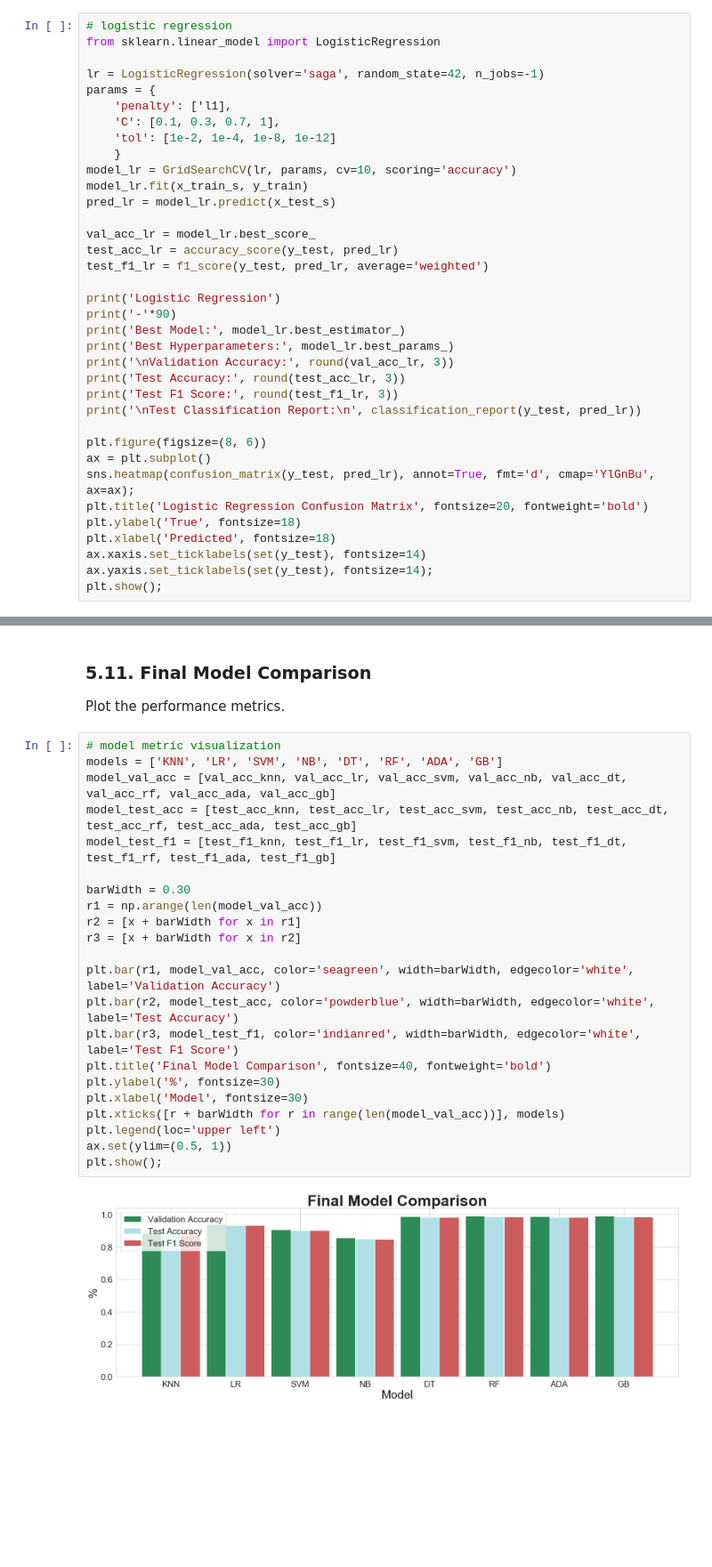
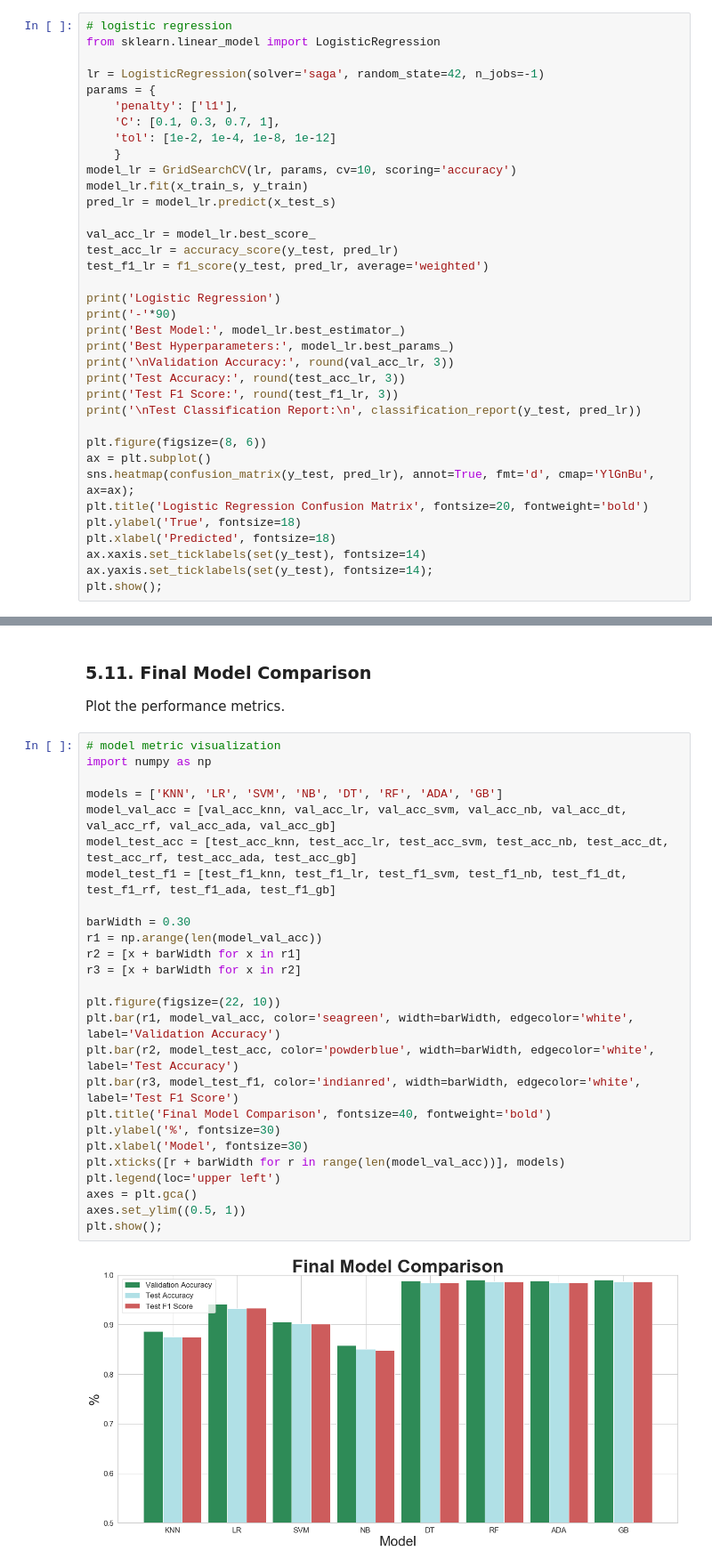
Before and after one commit to monstott/dsc-mod-5-project-online-ds-sp-000, a Jupyter notebook: student.ipynb, the cells around one changed output, grey strips where cells are left out. Shown at 89% size. Drawn from its saved outputs; the diff is of its cells as text; blank space fills up the shorter version.

```diff
--- a/student.ipynb
+++ b/student.ipynb
@@ -573,7 +566,7 @@ from sklearn.linear_model import LogisticRegression
 
 lr = LogisticRegression(solver='saga', random_state=42, n_jobs=-1)
 params = {
-    'penalty': ['l1],
+    'penalty': ['l1'],
     'C': [0.1, 0.3, 0.7, 1],
     'tol': [1e-2, 1e-4, 1e-8, 1e-12]
     }
@@ -1091,28 +1084,32 @@ weighted avg       0.99      0.99      0.99      1000
 Plot the performance metrics.
 # %%
 # model metric visualization
+import numpy as np
+
 models = ['KNN', 'LR', 'SVM', 'NB', 'DT', 'RF', 'ADA', 'GB']
 model_val_acc = [val_acc_knn, val_acc_lr, val_acc_svm, val_acc_nb, val_acc_dt, val_acc_rf, val_acc_ada, val_acc_gb]
 model_test_acc = [test_acc_knn, test_acc_lr, test_acc_svm, test_acc_nb, test_acc_dt, test_acc_rf, test_acc_ada, test_acc_gb]
 model_test_f1 = [test_f1_knn, test_f1_lr, test_f1_svm, test_f1_nb, test_f1_dt, test_f1_rf, test_f1_ada, test_f1_gb]
 
 barWidth = 0.30
 r1 = np.arange(len(model_val_acc))
 r2 = [x + barWidth for x in r1]
 r3 = [x + barWidth for x in r2]
 
+plt.figure(figsize=(22, 10))
 plt.bar(r1, model_val_acc, color='seagreen', width=barWidth, edgecolor='white', label='Validation Accuracy')
 plt.bar(r2, model_test_acc, color='powderblue', width=barWidth, edgecolor='white', label='Test Accuracy')
 plt.bar(r3, model_test_f1, color='indianred', width=barWidth, edgecolor='white', label='Test F1 Score')
 plt.title('Final Model Comparison', fontsize=40, fontweight='bold')
 plt.ylabel('%', fontsize=30)
 plt.xlabel('Model', fontsize=30)
 plt.xticks([r + barWidth for r in range(len(model_val_acc))], models)
 plt.legend(loc='upper left')
-ax.set(ylim=(0.5, 1))
+axes = plt.gca()
+axes.set_ylim((0.5, 1))
 plt.show();
 # %% [output]
-[figure, old version]
+[figure, new version]
 # %% [markdown]
 [[table of contents]](#0.-Table-of-Contents)
 
```
Also changed, not shown: parts of 14 cells of this notebook.
